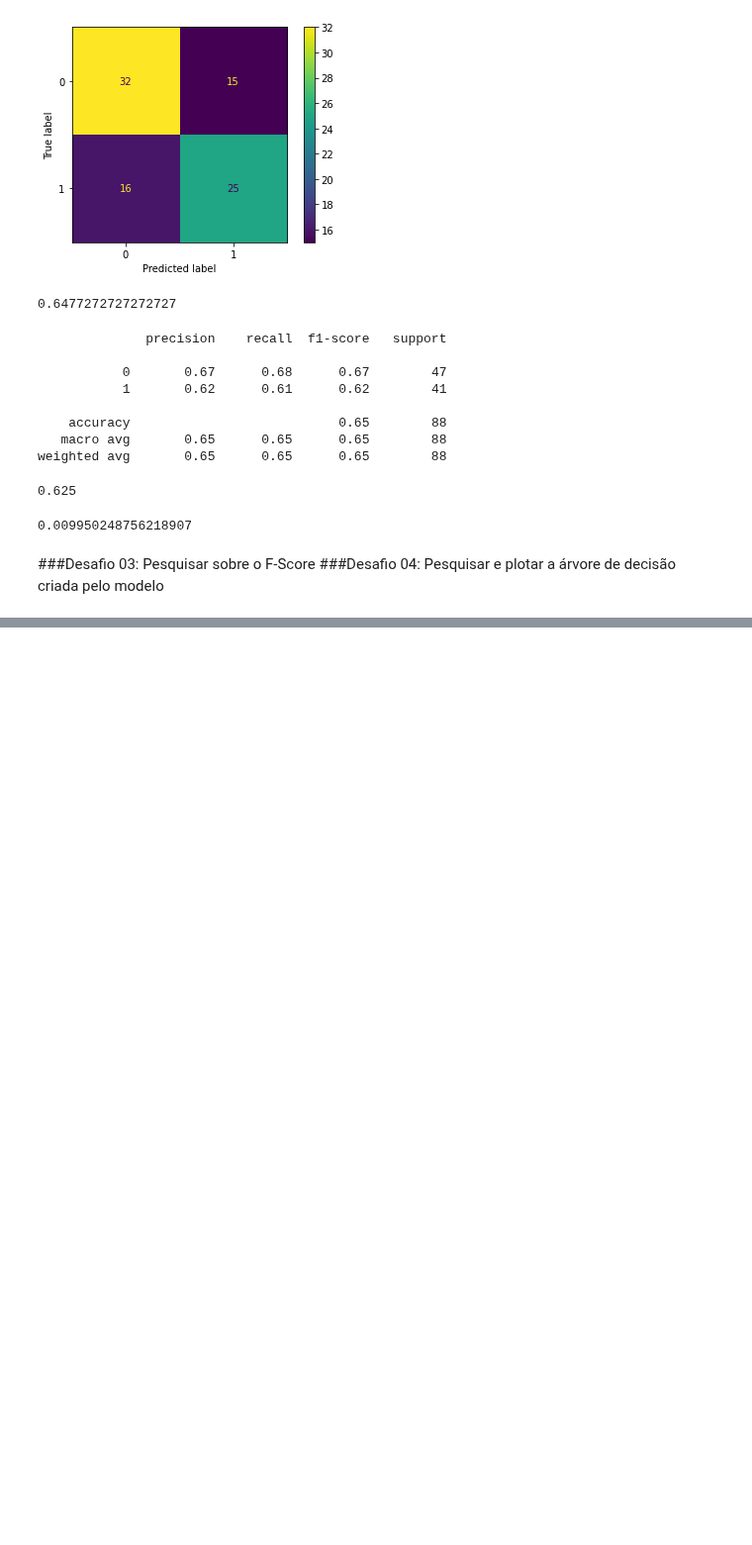
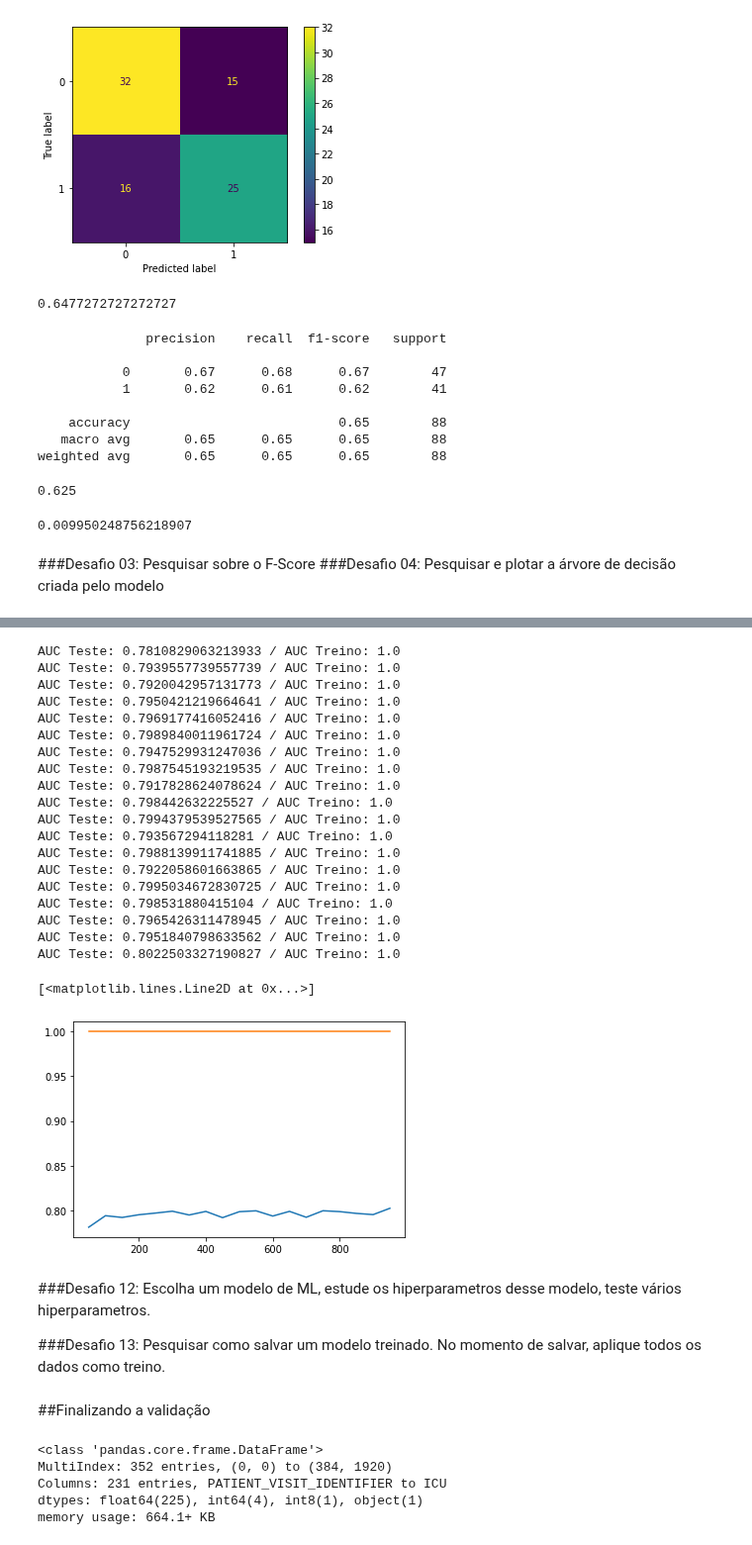
Before and after one commit to VitorFRodrigues/Data-Science-Bootcamp, a Jupyter notebook: Modulo05/Bootcamp_Datascience.ipynb, the cells around one changed output, grey strips where cells are left out. Shown at 99% size. Cells and saved outputs as stored; diff of their text form; code cells hidden in the pictures; blank space fills up the shorter version.

```diff
--- a/Modulo05/Bootcamp_Datascience.ipynb
+++ b/Modulo05/Bootcamp_Datascience.ipynb
@@ -313,0 +581,49 @@ print(f1)
+# %%
+pltTest = []
+pltTreino = []
+for i in range(50, 500, 50):
+  modelo_arvore = RandomForestClassifier(n_estimators=i)
+  teste, treino = roda_modelo_cv(modelo_arvore, dados_limpos, 5, 10)
+  pltTest.append(teste)
+  pltTreino.append(treino)
+
+import matplotlib.pyplot as plt
+x = range(50, 500, 50)
+plt.plot(x, pltTest)
+plt.plot(x, pltTreino)
+# %% [output]
+AUC Teste: 0.7810829063213933 / AUC Treino: 1.0
+AUC Teste: 0.7939557739557739 / AUC Treino: 1.0
+AUC Teste: 0.7920042957131773 / AUC Treino: 1.0
+AUC Teste: 0.7950421219664641 / AUC Treino: 1.0
+AUC Teste: 0.7969177416052416 / AUC Treino: 1.0
+AUC Teste: 0.7989840011961724 / AUC Treino: 1.0
+AUC Teste: 0.7947529931247036 / AUC Treino: 1.0
+AUC Teste: 0.7987545193219535 / AUC Treino: 1.0
+AUC Teste: 0.7917828624078624 / AUC Treino: 1.0
+AUC Teste: 0.798442632225527 / AUC Treino: 1.0
+AUC Teste: 0.7994379539527565 / AUC Treino: 1.0
+AUC Teste: 0.793567294118281 / AUC Treino: 1.0
+AUC Teste: 0.7988139911741885 / AUC Treino: 1.0
+AUC Teste: 0.7922058601663865 / AUC Treino: 1.0
+AUC Teste: 0.7995034672830725 / AUC Treino: 1.0
+AUC Teste: 0.798531880415104 / AUC Treino: 1.0
+AUC Teste: 0.7965426311478945 / AUC Treino: 1.0
+AUC Teste: 0.7951840798633562 / AUC Treino: 1.0
+AUC Teste: 0.8022503327190827 / AUC Treino: 1.0
+[<matplotlib.lines.Line2D at 0x...>]
+[figure, added]
+# %% [markdown]
+###Desafio 12: Escolha um modelo de ML, estude os hiperparametros desse modelo, teste vários hiperparametros.
+
+###Desafio 13: Pesquisar como salvar um modelo treinado. No momento de salvar, aplique todos os dados como treino.
+# %% [markdown]
+##Finalizando a validação
+# %%
+dados_limpos.info()
+# %% [output]
+<class 'pandas.core.frame.DataFrame'>
+MultiIndex: 352 entries, (0, 0) to (384, 1920)
+Columns: 231 entries, PATIENT_VISIT_IDENTIFIER to ICU
+dtypes: float64(225), int64(4), int8(1), object(1)
+memory usage: 664.1+ KB
```
Also changed, not shown: parts of 35 cells of this notebook.
